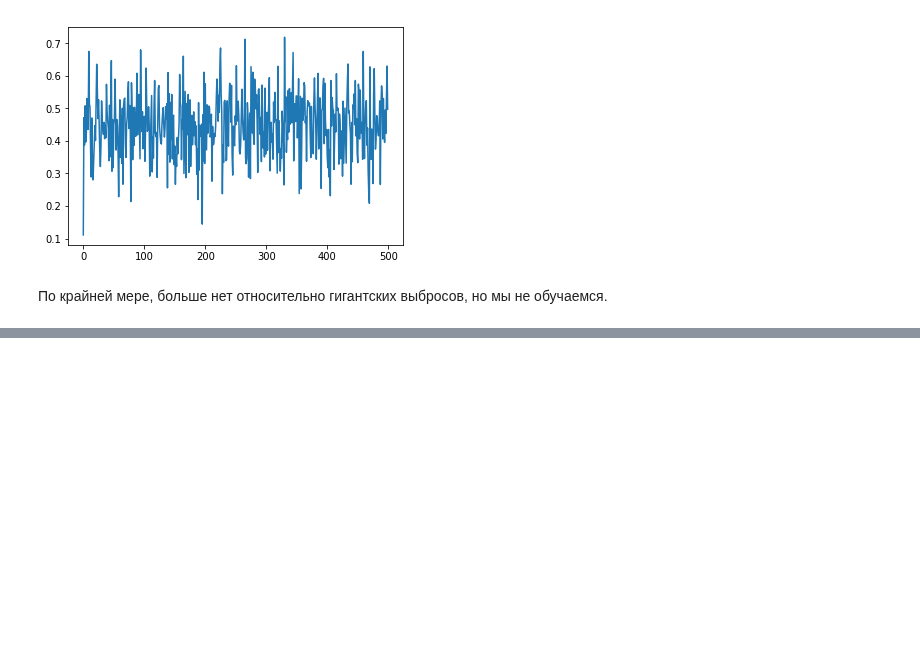
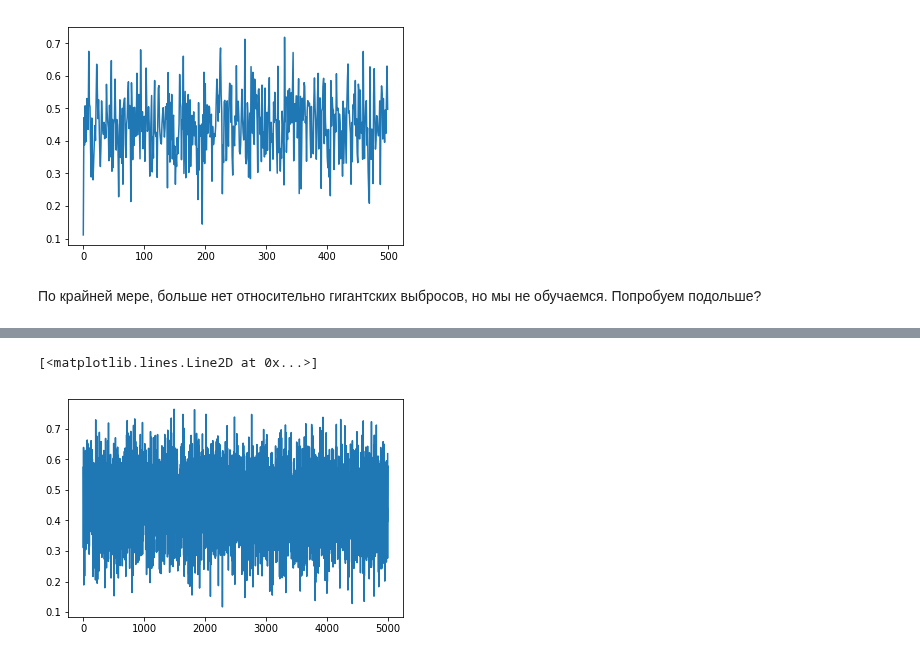
Before and after one commit to analysiscenter/radial, a Jupyter notebook: examples/proof_of_concept_on_artificial_data.ipynb, the cells around one changed output, grey strips where cells are left out. Drawn from its saved outputs; the diff is of its cells as text; code cells hidden in the pictures; blank space fills up the shorter version.

```diff
--- a/notebooks/proof_of_concept_on_artificial_data.ipynb
+++ b/examples/proof_of_concept_on_artificial_data.ipynb
@@ -261,7 +261,7 @@ plt.plot(train_loss[:])
 [<matplotlib.lines.Line2D at 0x...>]
 [figure]
 # %% [markdown]
-По крайней мере, больше нет относительно гигантских выбросов, но мы не обучаемся.
+По крайней мере, больше нет относительно гигантских выбросов, но мы не обучаемся. Попробуем подольше?
 # %%
 train_loss = []
 
@@ -270,3 +270,8 @@ for i in tqdm(range(5000)):
     train_loss.append(train_template.get_variable('loss'))
 # %% [output]
 [interactive output not drawn]
+# %%
+plt.plot(train_loss[:])
+# %% [output]
+[<matplotlib.lines.Line2D at 0x...>]
+[figure, added]
```
Also changed, not shown: parts of 1 cell of this notebook.
